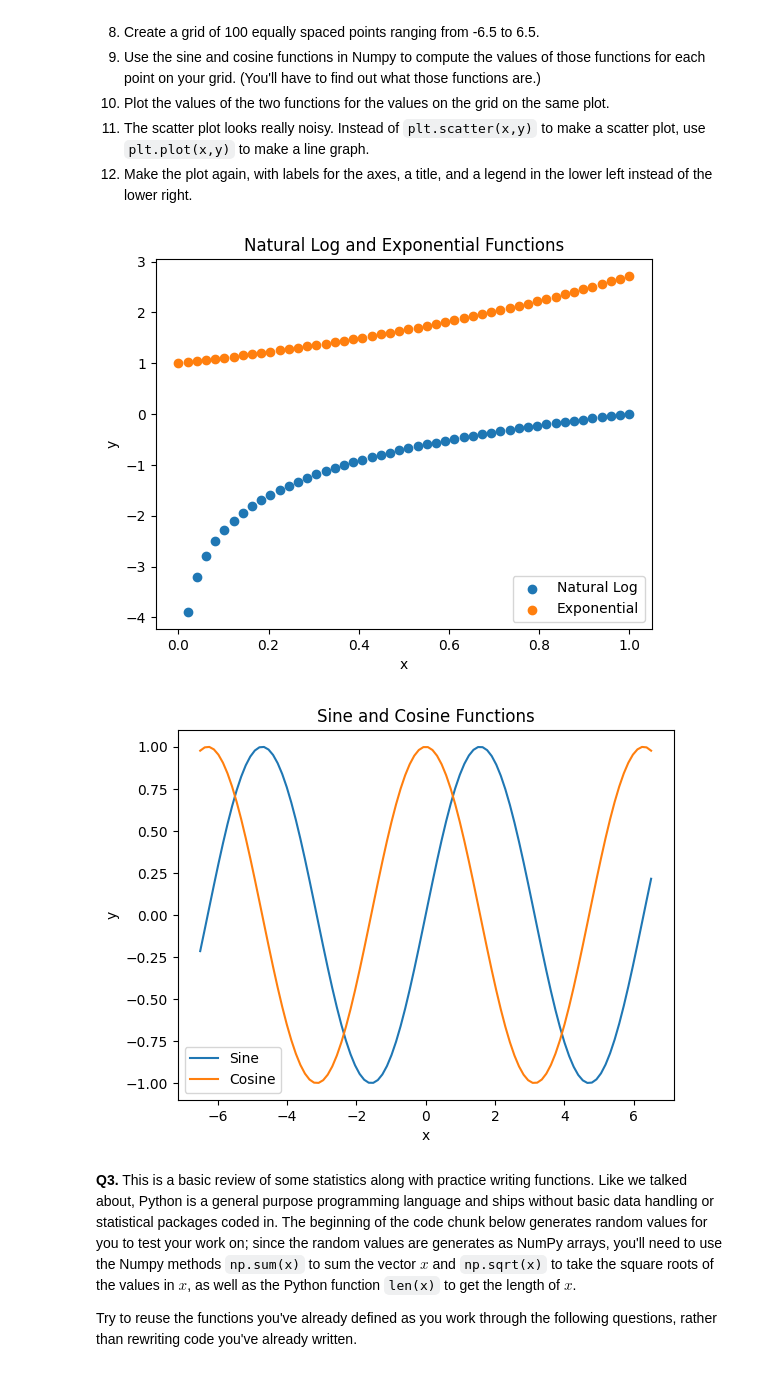
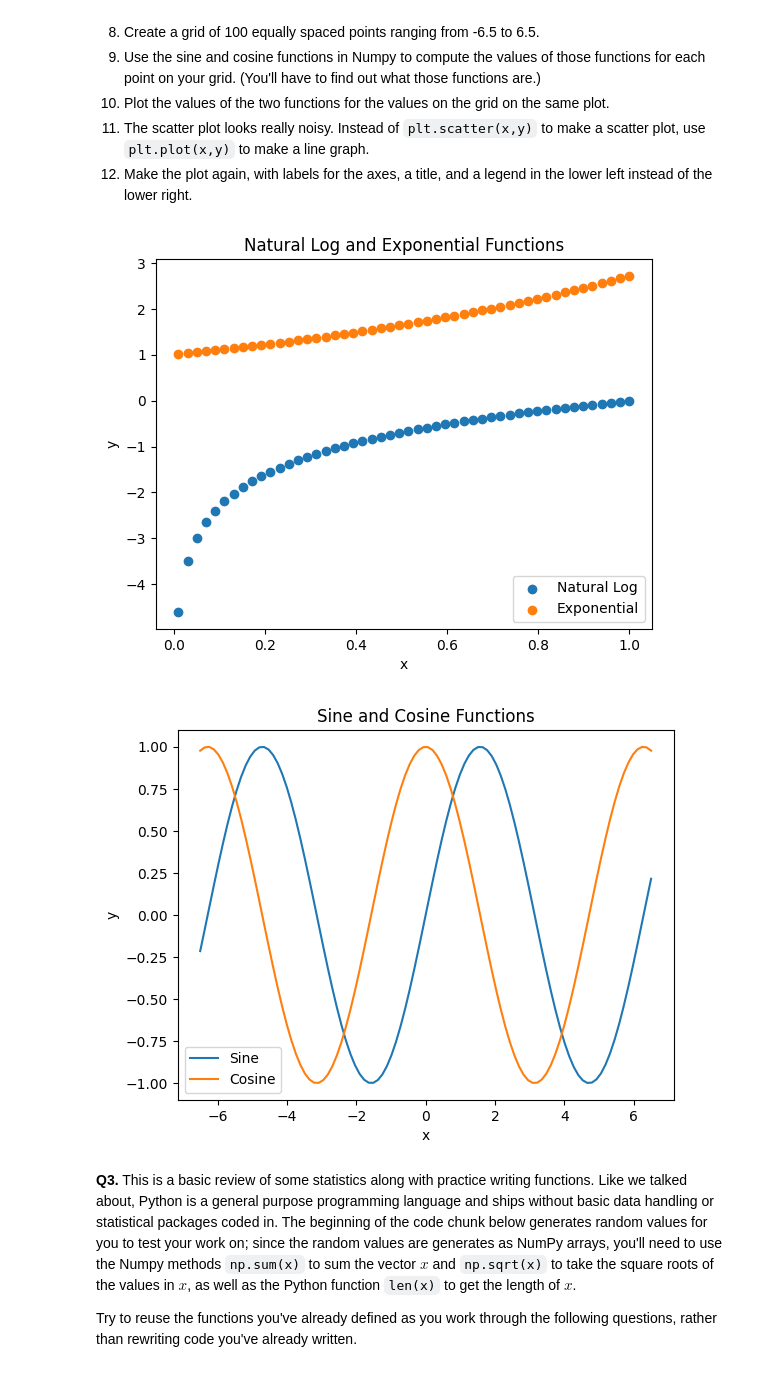
Before and after one commit to Cykim0320/programming, a Jupyter notebook: assignment/assignment_programming.ipynb, the cells around one changed output. Saved outputs shown, nothing was run; the diff lists cells and outputs as text; code cells hidden in the pictures.

```diff
--- a/assignment/assignment_programming.ipynb
+++ b/assignment/assignment_programming.ipynb
@@ -66,34 +66,34 @@ Now do it again, with slightly less direction:
 # %%
 import numpy as np
 import matplotlib.pyplot as plt
 
 # Part 1: Log & Exp
-x = np.linspace(0, 1, 50)
+x = np.linspace(0.01, 1, 50)
 y = np.log(x)
 z = np.exp(x)
 
 plt.scatter(x, y, label='Natural Log')
 plt.scatter(x, z, label='Exponential')
 plt.xlabel('x')
 plt.ylabel('y')
 plt.title('Natural Log and Exponential Functions')
 plt.legend(loc='lower right')
 plt.show()
 
 # Part 2: Sin & Cos
 x = np.linspace(-6.5, 6.5, 100)
 sin_y = np.sin(x)
 cos_y = np.cos(x)
 
 plt.plot(x, sin_y, label='Sine')
 plt.plot(x, cos_y, label='Cosine')
 plt.xlabel('x')
 plt.ylabel('y')
 plt.title('Sine and Cosine Functions')
 plt.legend(loc='lower left')
 plt.show()
 # %% [output]
-[figure, old version]
+[figure, new version]
 [figure]
 # %% [markdown]
 **Q3.** This is a basic review of some statistics along with practice writing functions. Like we talked about, Python is a general purpose programming language and ships without basic data handling or statistical packages coded in. The beginning of the code chunk below generates random values for you to test your work on; since the random values are generates as NumPy arrays, you'll need to use the Numpy methods `np.sum(x)` to sum the vector $x$ and `np.sqrt(x)` to take the square roots of the values in $x$, as well as the Python function `len(x)` to get the length of $x$.
```
